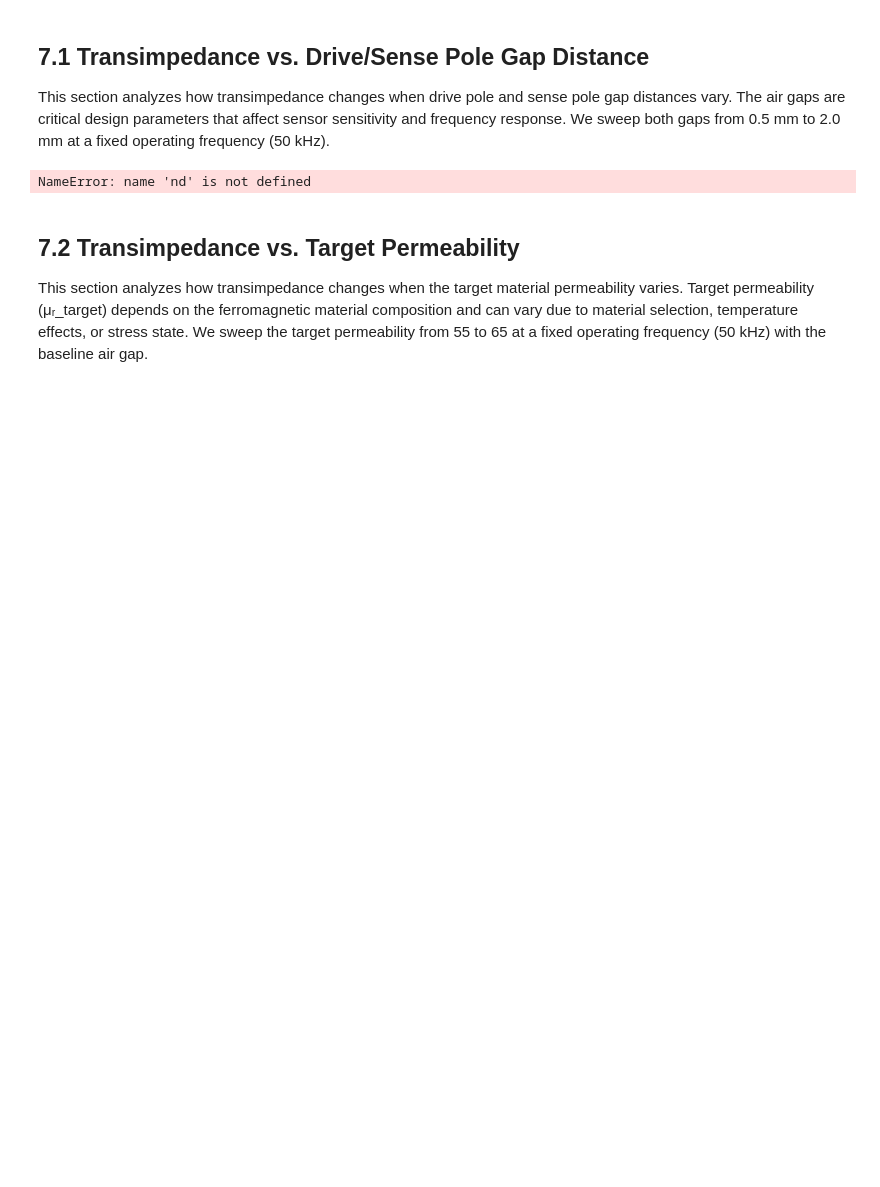
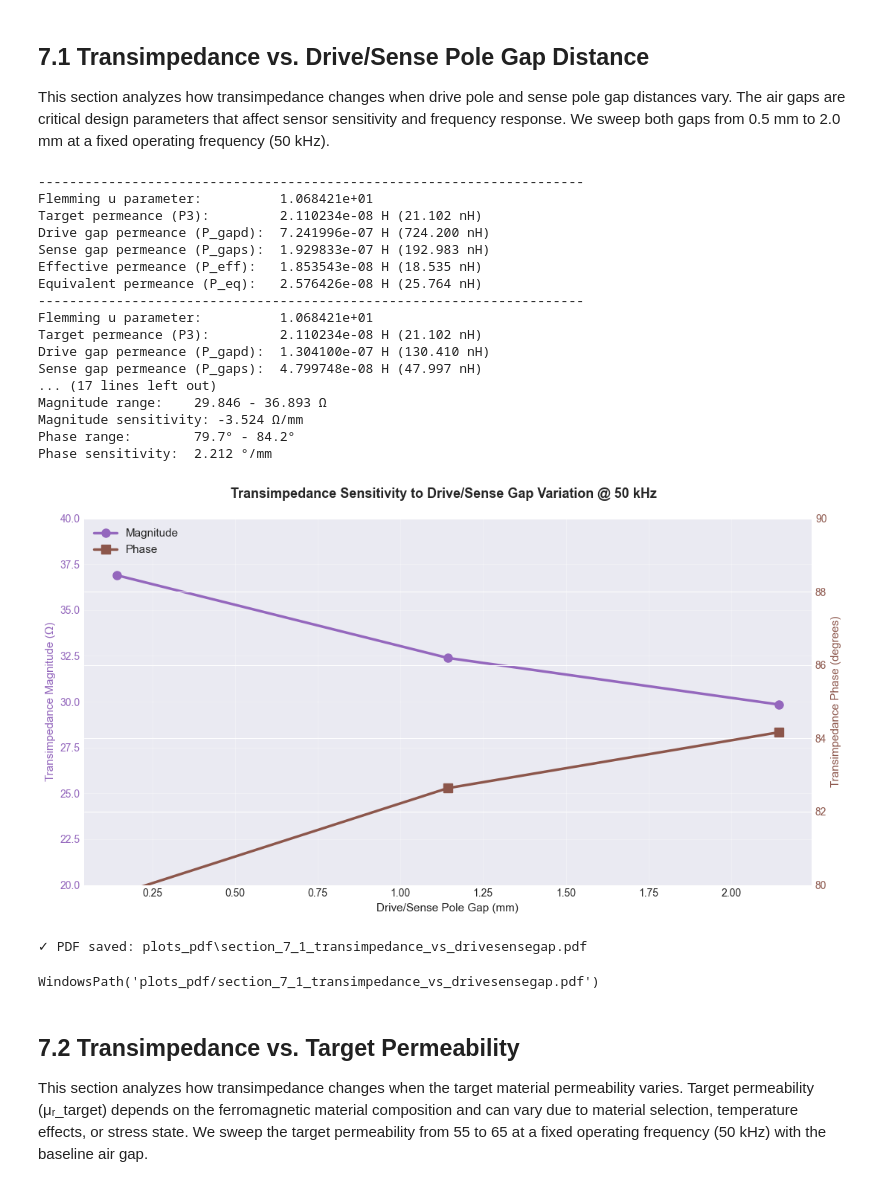
Before and after one commit to MoreCoffee12/MagnetoelasticSensor, a Jupyter notebook: notebooks/HelloWorld.ipynb, the cells around one changed output. Drawn from its saved outputs; the diff is of its cells as text; code cells hidden in the pictures; blank space fills up the shorter version.

```diff
--- a/notebooks/HelloWorld.ipynb
+++ b/notebooks/HelloWorld.ipynb
@@ -912,10 +912,16 @@ sense_gap_sweep_mm = np.linspace(0.5, 2.0, 16)  # Sense pole gap [mm]
 transimpedance_vs_ag = []
 phase_vs_ag = []
 
+drive_gap_sweep_mm = np.array([0.143, 1.143, 2.143])  # Drive pole gap [mm]
+sense_gap_sweep_mm = np.array([0.143, 1.143, 2.143])  # Sense pole gap [mm]
+
 # Get nominal frequency index (50 kHz)
 nominal_freq_idx = 2  # 50 kHz is at index 2 in the frequencies array
 
 for drive_gap_mm, sense_gap_mm in zip(drive_gap_sweep_mm, sense_gap_sweep_mm):
+
+    print("-" * 70)
+
     # Geometry is unchanged for this sweep; air gaps are passed directly to the model
     geom_ag = copy.deepcopy(DEFAULT_SENSOR_GEOMETRY)
 
@@ -933,6 +939,8 @@ for drive_gap_mm, sense_gap_mm in zip(drive_gap_sweep_mm, sense_gap_sweep_mm):
         dim_spi=geom_ag.dim_sp.nominal,
     )
 
+    print(f"Flemming u parameter:          {u_target_ag:.6e}")
+
     # Calculate target permeance using the target_permeance module
     from magnetoelasticsensor.target_permeance import calculate_target_permeance
     p3_ag = calculate_target_permeance(
@@ -942,6 +950,7 @@ for drive_gap_mm, sense_gap_mm in zip(drive_gap_sweep_mm, sense_gap_sweep_mm):
         omega=omegas[nominal_freq_idx],  # 50 kHz
     )
     p3_ag = float(np.asarray(p3_ag).flat[0])
+    print(f"Target permeance (𝒫3):         {p3_ag:.6e} H ({p3_ag*1e9:.3f} nH)")
 
     # Calculate effective permeance (series: target + air gaps)
     p_eff_ag = calculate_effective_permeance(
@@ -949,6 +958,9 @@ for drive_gap_mm, sense_gap_mm in zip(drive_gap_sweep_mm, sense_gap_sweep_mm):
         p_gapd=ag_drive,
         p_gaps=ag_sense
     )
+    print(f"Drive gap permeance (𝒫_gapd):  {ag_drive:.6e} H ({ag_drive*1e9:.3f} nH)")
+    print(f"Sense gap permeance (𝒫_gaps):  {ag_sense:.6e} H ({ag_sense*1e9:.3f} nH)")
+    print(f"Effective permeance (𝒫_eff):   {p_eff_ag:.6e} H ({p_eff_ag*1e9:.3f} nH)")
 
     # Calculate equivalent permeance (four-branch circuit)
     p_eq_ag = calculate_equivalent_permeance(
@@ -956,6 +968,7 @@ for drive_gap_mm, sense_gap_mm in zip(drive_gap_sweep_mm, sense_gap_sweep_mm):
         p_eff=p_eff_ag,
         p_sd=baseline_cross_leakage
     )
+    print(f"Equivalent permeance (𝒫_eq):   {p_eq_ag:.6e} H ({p_eq_ag*1e9:.3f} nH)")
 
     # Calculate transimpedance
     Z_mag = calculate_transimpedance_magnitude(
@@ -977,6 +990,7 @@ for drive_gap_mm, sense_gap_mm in zip(drive_gap_sweep_mm, sense_gap_sweep_mm):
         omega=omegas[nominal_freq_idx],  # 50 kHz
         p3=p3_ag,
         p_sd=baseline_cross_leakage,
+        p_eff=p_eff_ag,
         et=et,
         p_core=baseline_permeance
     )
@@ -1021,35 +1035,54 @@ fig, ax1 = plt.subplots(figsize=(11, 6))
 # Magnitude on left y-axis
 color = 'C4'
 ax1.set_xlabel('Drive/Sense Pole Gap (mm)', fontsize=11)
 ax1.set_ylabel('Transimpedance Magnitude (Ω)', color=color, fontsize=11)
 line1 = ax1.plot(drive_gap_sweep_mm, transimpedance_vs_ag, 'o-', linewidth=2.5, markersize=8,
                  color=color, label='Magnitude')
 ax1.tick_params(axis='y', labelcolor=color)
 ax1.grid(True, alpha=0.3)
-ax1.set_ylim([50, 52])
+ax1.set_ylim([20, 40])
 
 # Phase on right y-axis
 ax2 = ax1.twinx()
 color = 'C5'
 ax2.set_ylabel('Transimpedance Phase (degrees)', color=color, fontsize=11)
 line2 = ax2.plot(drive_gap_sweep_mm, np.degrees(phase_vs_ag), 's-', linewidth=2.5, markersize=8,
                  color=color, label='Phase')
 ax2.tick_params(axis='y', labelcolor=color)
 ax2.set_ylim([80, 90])
 
 # Title and legend
 fig.suptitle('Transimpedance Sensitivity to Drive/Sense Gap Variation @ 50 kHz', fontsize=13, fontweight='bold')
 lines = line1 + line2
 labels = [l.get_label() for l in lines]
 ax1.legend(lines, labels, loc='upper left', fontsize=11)
 
 plt.tight_layout()
 plt.show()
 
 # Save as PDF with smart filename
 save_plot_pdf(fig, '7.1', 'Transimpedance_vs_DriveSenseGap')
 # %% [output]
-NameError: name 'nd' is not defined
+----------------------------------------------------------------------
+Flemming u parameter:          1.068421e+01
+Target permeance (P3):         2.110234e-08 H (21.102 nH)
+Drive gap permeance (P_gapd):  7.241996e-07 H (724.200 nH)
+Sense gap permeance (P_gaps):  1.929833e-07 H (192.983 nH)
+Effective permeance (P_eff):   1.853543e-08 H (18.535 nH)
+Equivalent permeance (P_eq):   2.576426e-08 H (25.764 nH)
+----------------------------------------------------------------------
+Flemming u parameter:          1.068421e+01
+Target permeance (P3):         2.110234e-08 H (21.102 nH)
+Drive gap permeance (P_gapd):  1.304100e-07 H (130.410 nH)
+Sense gap permeance (P_gaps):  4.799748e-08 H (47.997 nH)
+... (17 lines left out)
+Magnitude range:    29.846 - 36.893 Ω
+Magnitude sensitivity: -3.524 Ω/mm
+Phase range:        79.7° - 84.2°
+Phase sensitivity:  2.212 °/mm
+[figure, added]
+✓ PDF saved: plots_pdf\section_7_1_transimpedance_vs_drivesensegap.pdf
+WindowsPath('plots_pdf/section_7_1_transimpedance_vs_drivesensegap.pdf')
 # %% [markdown]
 ## 7.2 Transimpedance vs. Target Permeability
 
```
Also changed, not shown: parts of 4 cells of this notebook.
